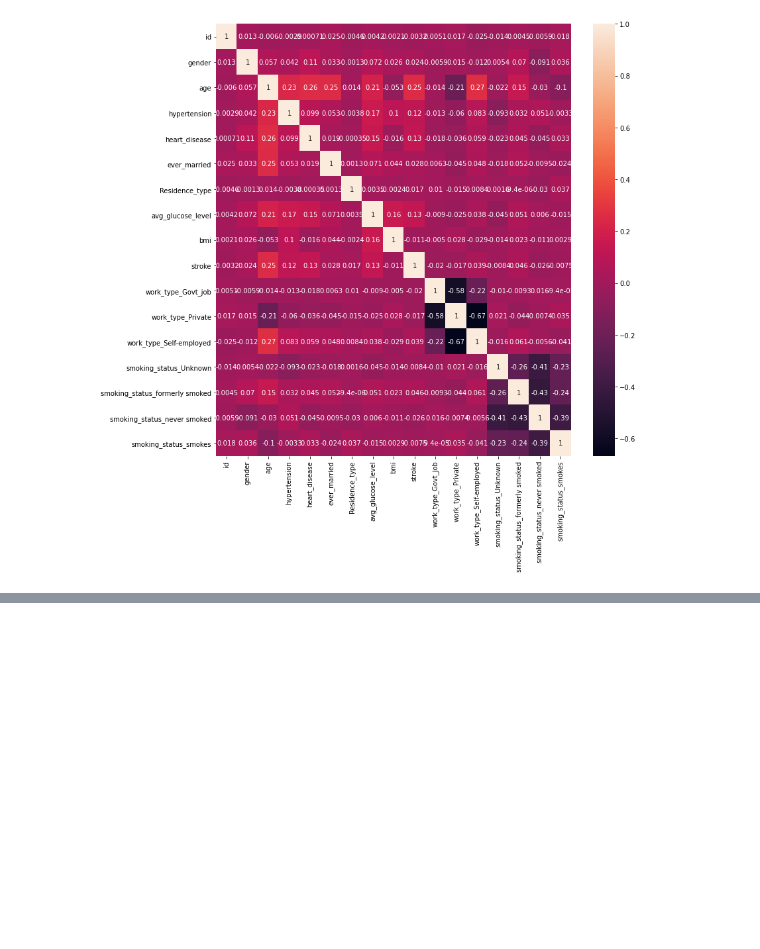
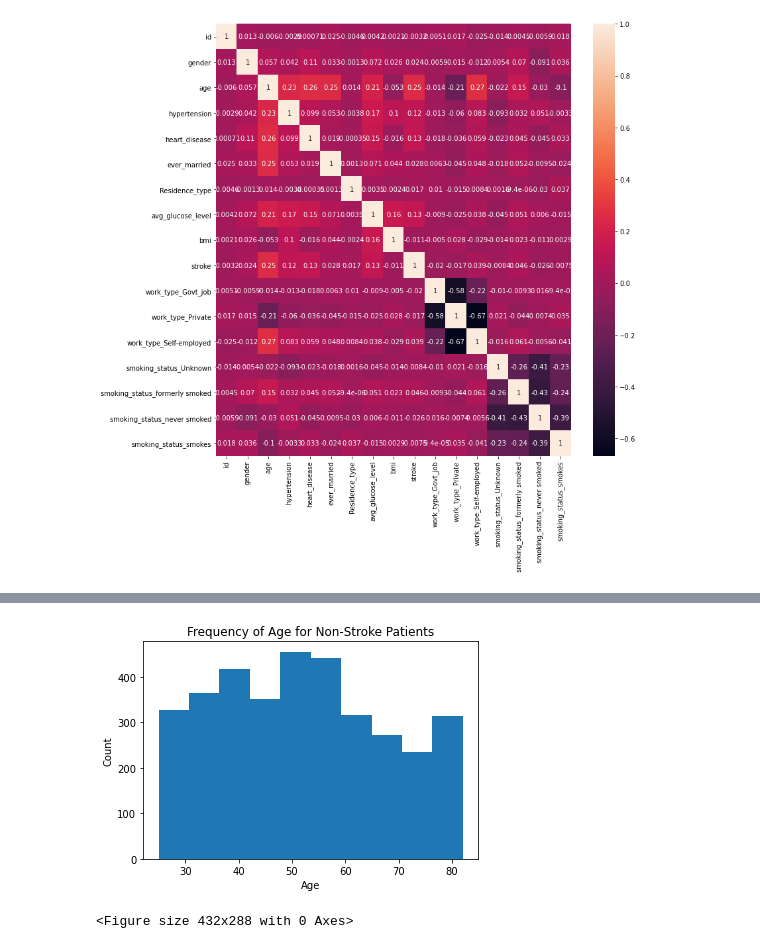
Before and after one commit to britt-emm/CGGroupProject, a Jupyter notebook: Final_Project/Stroke_Preprocessing.ipynb, the cells around one changed output, grey strips where cells are left out. Saved outputs shown, nothing was run; the diff lists cells and outputs as text; code cells hidden in the pictures; blank space fills up the shorter version.

```diff
--- a/Final_Project/stroke_2nd_draft.ipynb
+++ b/Final_Project/Stroke_Preprocessing.ipynb
@@ -428,0 +461,10 @@ plt.show()
+# %%
+plt.hist(over_25_df[over_25_df['stroke']==0]['age'])
+plt.xlabel("Age")
+plt.ylabel('Count')
+plt.title("Frequency of Age for Non-Stroke Patients")
+plt.show()
+plt.savefig("Freq_NONstroke_age.png")
+# %% [output]
+[figure, added]
+<Figure size 432x288 with 0 Axes>
```
Also changed, not shown: parts of 3 cells of this notebook, 3 other files.
